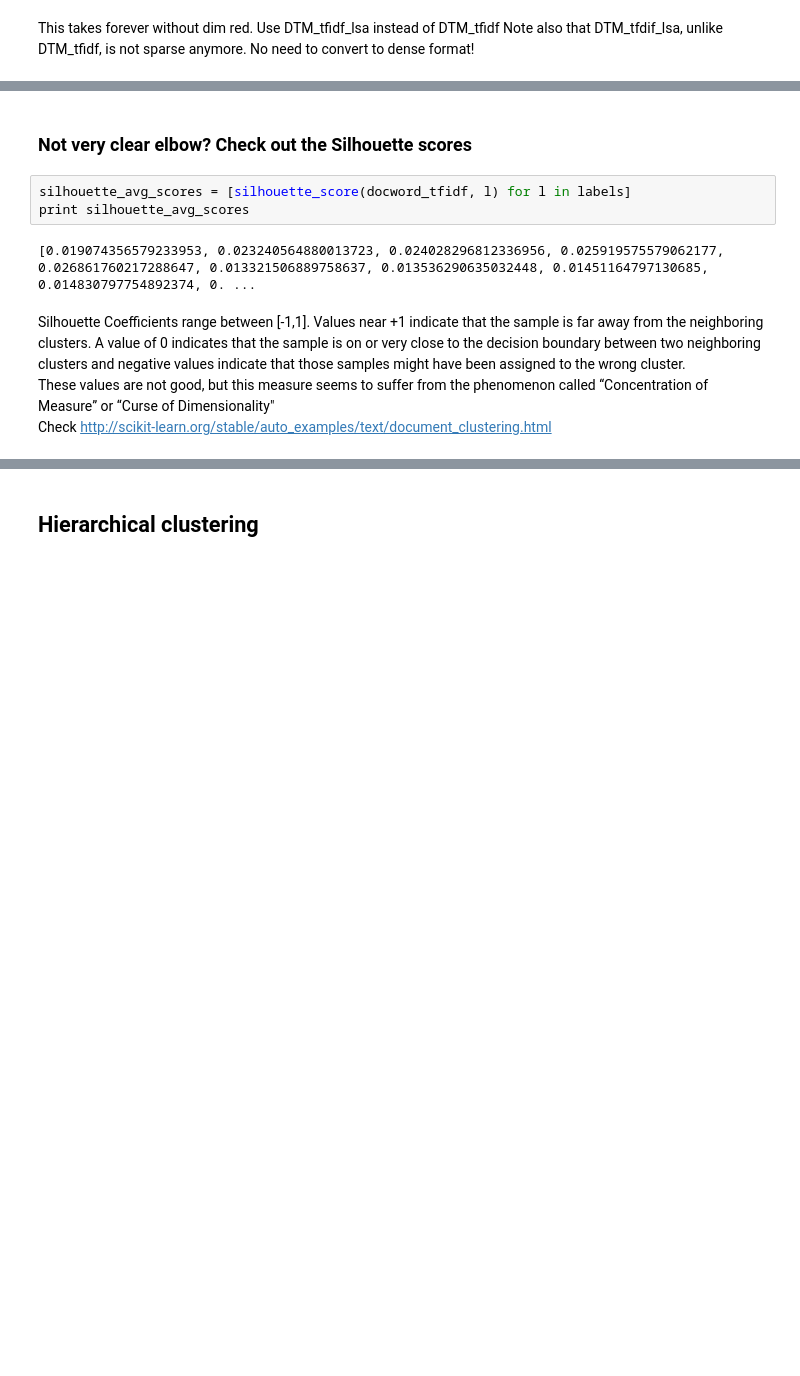
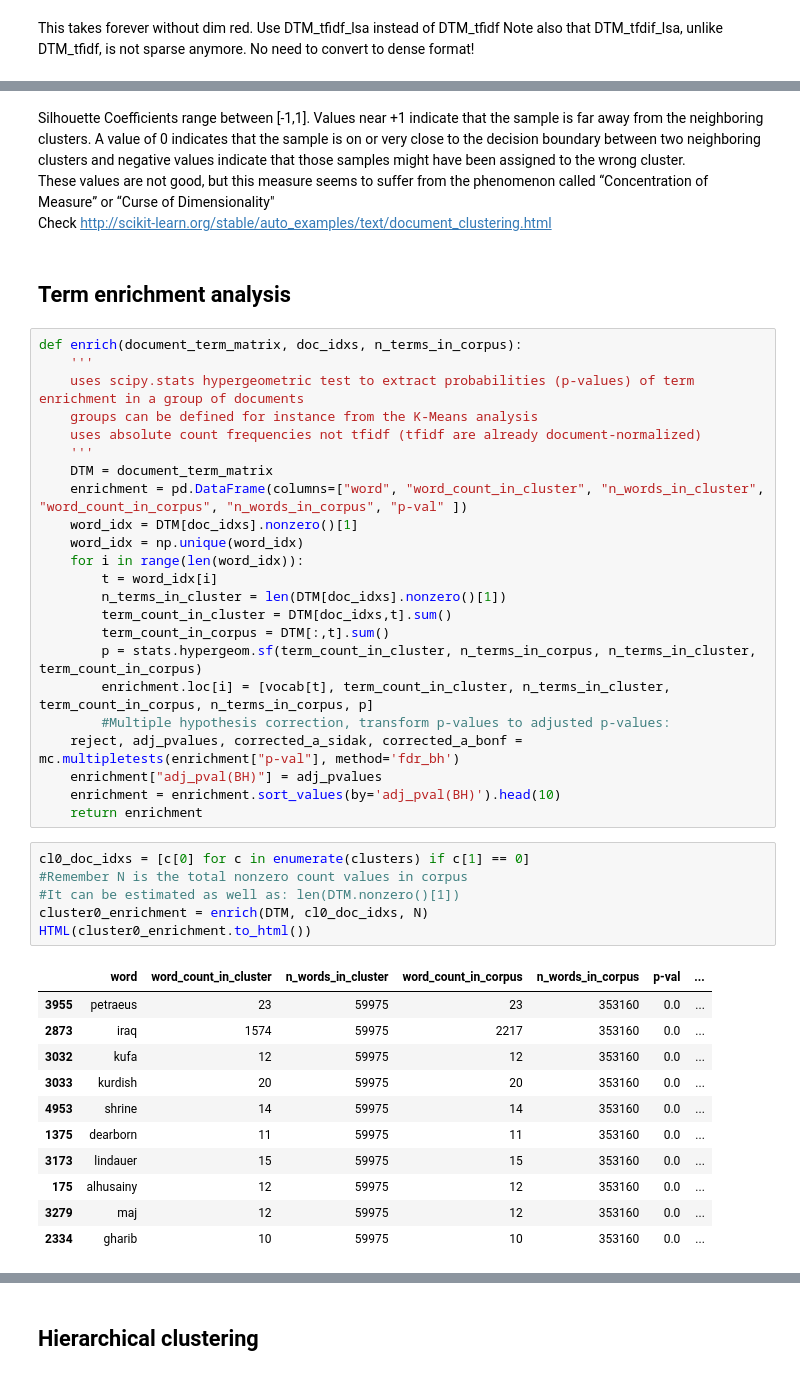
Before and after one commit to vitalv/doc-clustering-topic-modeling, a Jupyter notebook: doc-clustering-topic-modeling.ipynb, the cells around one changed output, grey strips where cells are left out. Cells and saved outputs as stored; diff of their text form; blank space fills up the shorter version.

Commit message:
added term enrichment hypergeometric function

```diff
--- a/doc-clustering-topic-modeling.ipynb
+++ b/doc-clustering-topic-modeling.ipynb
@@ -216,11 +232,47 @@ plt.xlabel("k")
-# %% [markdown]
-### Not very clear elbow? Check out the Silhouette scores
-# %%
-silhouette_avg_scores = [silhouette_score(docword_tfidf, l) for l in labels]
-print silhouette_avg_scores
-# %% [output]
-[0.019074356579233953, 0.023240564880013723, 0.024028296812336956, 0.025919575579062177, 0.026861760217288647, 0.013321506889758637, 0.013536290635032448, 0.01451164797130685, 0.014830797754892374, 0. ...
 # %% [markdown]
 Silhouette Coefficients range between [-1,1]. Values near +1 indicate that the sample is far away from the neighboring clusters. A value of 0 indicates that the sample is on or very close to the decision boundary between two neighboring clusters and negative values indicate that those samples might have been assigned to the wrong cluster.
 These values are not good, but this measure seems to suffer from the phenomenon called “Concentration of Measure” or “Curse of Dimensionality"
 Check http://scikit-learn.org/stable/auto_examples/text/document_clustering.html
+# %% [markdown]
+## Term enrichment analysis
+# %%
+def enrich(document_term_matrix, doc_idxs, n_terms_in_corpus):
+    '''
+    uses scipy.stats hypergeometric test to extract probabilities (p-values) of term enrichment in a group of documents
+    groups can be defined for instance from the K-Means analysis
+    uses absolute count frequencies not tfidf (tfidf are already document-normalized)
+    '''
+    DTM = document_term_matrix
+    enrichment = pd.DataFrame(columns=["word", "word_count_in_cluster", "n_words_in_cluster", "word_count_in_corpus", "n_words_in_corpus", "p-val" ])
+    word_idx = DTM[doc_idxs].nonzero()[1]
+    word_idx = np.unique(word_idx)
+    for i in range(len(word_idx)):
+        t = word_idx[i]
+        n_terms_in_cluster = len(DTM[doc_idxs].nonzero()[1])
+        term_count_in_cluster = DTM[doc_idxs,t].sum()
+        term_count_in_corpus = DTM[:,t].sum()
+        p = stats.hypergeom.sf(term_count_in_cluster, n_terms_in_corpus, n_terms_in_cluster, term_count_in_corpus)
+        enrichment.loc[i] = [vocab[t], term_count_in_cluster, n_terms_in_cluster, term_count_in_corpus, n_terms_in_corpus, p]
+        #Multiple hypothesis correction, transform p-values to adjusted p-values:
+    reject, adj_pvalues, corrected_a_sidak, corrected_a_bonf =  mc.multipletests(enrichment["p-val"], method='fdr_bh')
+    enrichment["adj_pval(BH)"] = adj_pvalues
+    enrichment = enrichment.sort_values(by='adj_pval(BH)').head(10)
+    return enrichment
+# %%
+cl0_doc_idxs = [c[0] for c in enumerate(clusters) if c[1] == 0]
+#Remember N is the total nonzero count values in corpus
+#It can be estimated as well as: len(DTM.nonzero()[1])
+cluster0_enrichment = enrich(DTM, cl0_doc_idxs, N)
+HTML(cluster0_enrichment.to_html())
+# %% [output]
+|  | word | word_count_in_cluster | n_words_in_cluster | word_count_in_corpus | n_words_in_corpus | p-val | ... |
+| 3955 | petraeus | 23 | 59975 | 23 | 353160 | 0.0 | ... |
+| 2873 | iraq | 1574 | 59975 | 2217 | 353160 | 0.0 | ... |
+| 3032 | kufa | 12 | 59975 | 12 | 353160 | 0.0 | ... |
+| 3033 | kurdish | 20 | 59975 | 20 | 353160 | 0.0 | ... |
+| 4953 | shrine | 14 | 59975 | 14 | 353160 | 0.0 | ... |
+| 1375 | dearborn | 11 | 59975 | 11 | 353160 | 0.0 | ... |
+| 3173 | lindauer | 15 | 59975 | 15 | 353160 | 0.0 | ... |
+| 175 | alhusainy | 12 | 59975 | 12 | 353160 | 0.0 | ... |
+| 3279 | maj | 12 | 59975 | 12 | 353160 | 0.0 | ... |
+| 2334 | gharib | 10 | 59975 | 10 | 353160 | 0.0 | ... |
```
Also changed, not shown: parts of 20 cells of this notebook, 5 other files.
